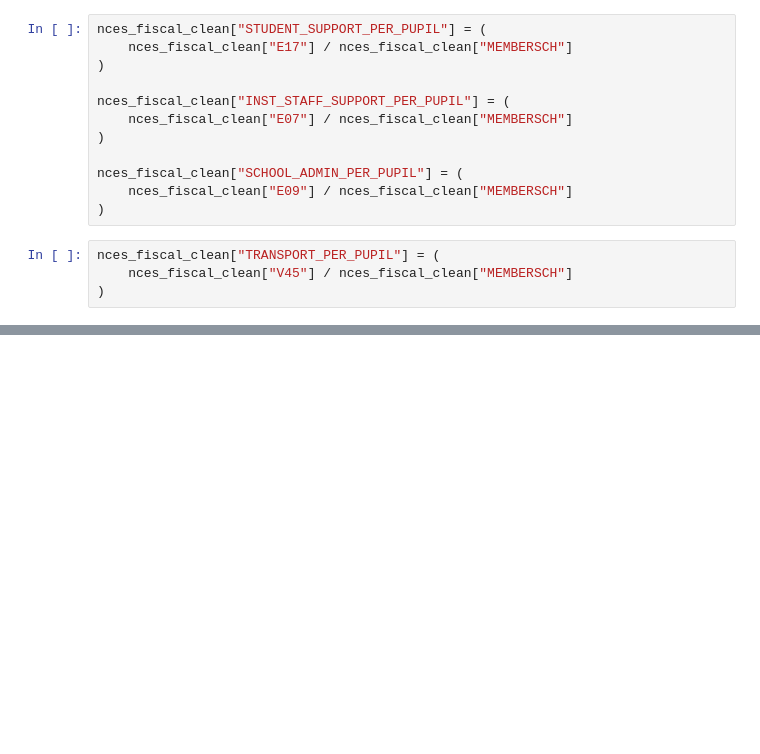
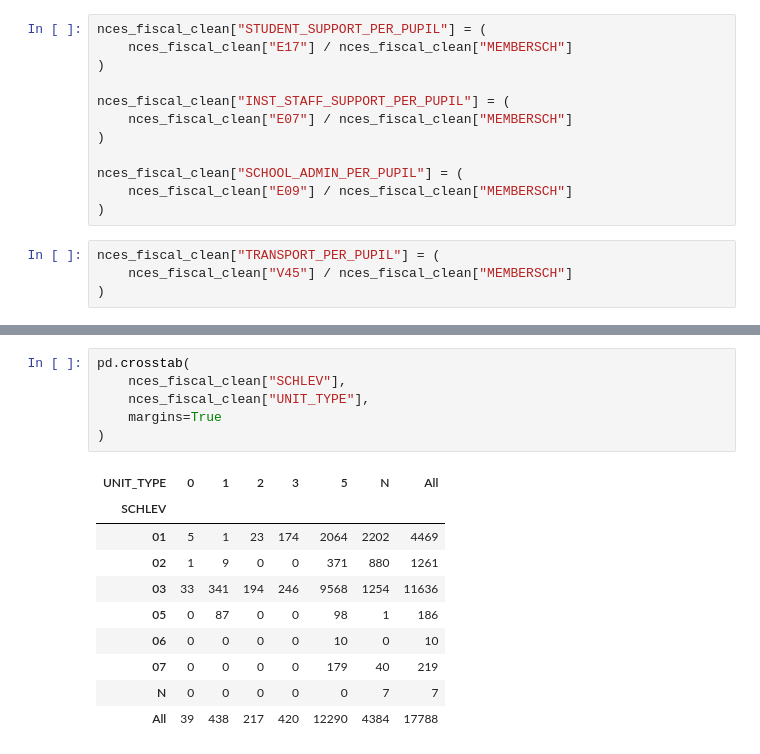
Before and after one commit to asarathy94/pediatric-mental-health-analysis, a Jupyter notebook: notebooks/03_nces_fiscal_cleaning.ipynb, the cells around one changed output, grey strips where cells are left out. Saved outputs shown, nothing was run; the diff lists cells and outputs as text; blank space fills up the shorter version.

```diff
--- a/notebooks/03_nces_fiscal_cleaning.ipynb
+++ b/notebooks/03_nces_fiscal_cleaning.ipynb
@@ -474,3 +474,20 @@ nces_fiscal_clean[
 | 16296 | 4280450 | Mon Valley CTC | Pennsylvania | 2 | 2.040500e+06 | 1.768500e+06 |
 | 16279 | 4280250 | Huntingdon County CTC | Pennsylvania | 2 | 1.895500e+06 | 1.679000e+06 |
 | 16257 | 4280010 | A W Beattie Career Center | Pennsylvania | 6 | 1.885500e+06 | 1.734667e+06 |
+# %%
+pd.crosstab(
+    nces_fiscal_clean["SCHLEV"],
+    nces_fiscal_clean["UNIT_TYPE"],
+    margins=True
+)
+# %% [output]
+| UNIT_TYPE | 0 | 1 | 2 | 3 | 5 | N | All |
+| SCHLEV |  |  |  |  |  |  |  |
+| 01 | 5 | 1 | 23 | 174 | 2064 | 2202 | 4469 |
+| 02 | 1 | 9 | 0 | 0 | 371 | 880 | 1261 |
+| 03 | 33 | 341 | 194 | 246 | 9568 | 1254 | 11636 |
+| 05 | 0 | 87 | 0 | 0 | 98 | 1 | 186 |
+| 06 | 0 | 0 | 0 | 0 | 10 | 0 | 10 |
+| 07 | 0 | 0 | 0 | 0 | 179 | 40 | 219 |
+| N | 0 | 0 | 0 | 0 | 0 | 7 | 7 |
+| All | 39 | 438 | 217 | 420 | 12290 | 4384 | 17788 |
```
Also changed, not shown: parts of 9 cells of this notebook, 19 other files.
